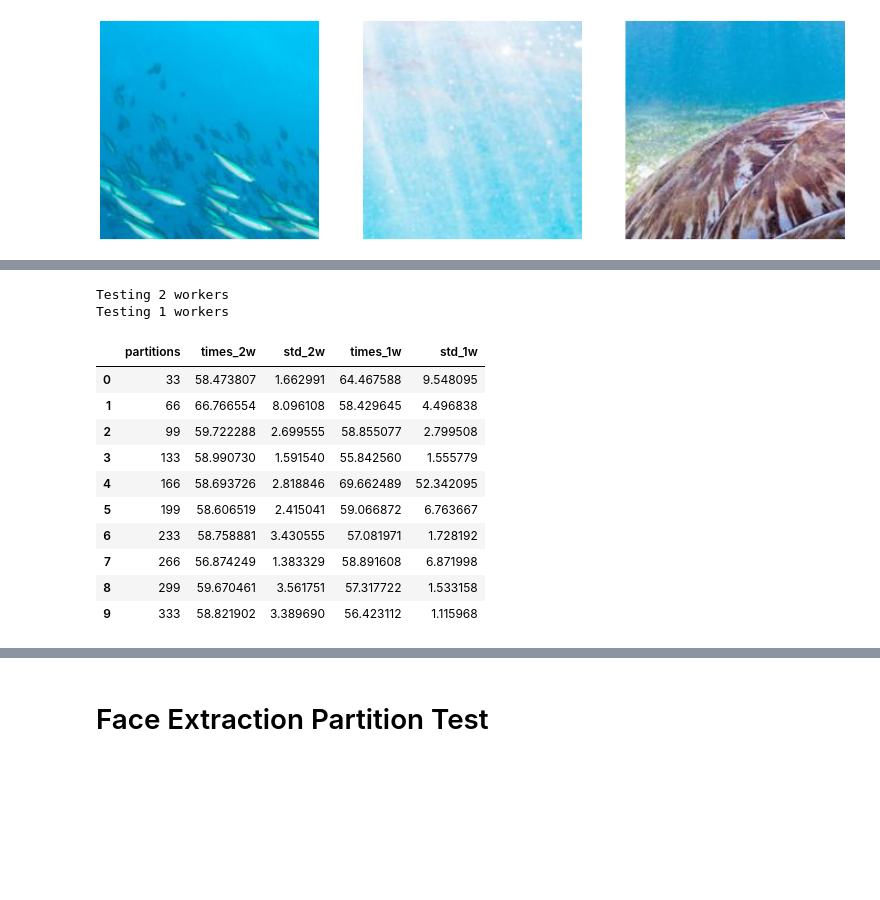
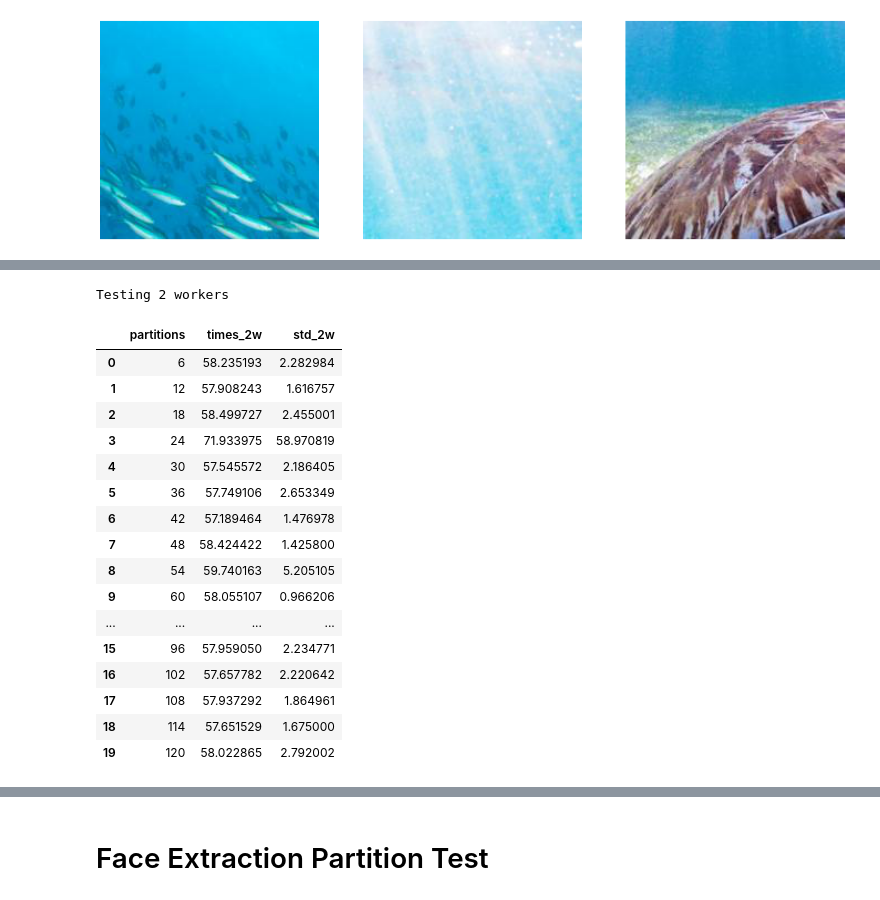
Before and after one commit to DanHarJor/MAPD-B, a Jupyter notebook: dask/notebooks/Daniel_dask_preprocessing-Copy2.ipynb, the cells around one changed output, grey strips where cells are left out. Drawn from its saved outputs; the diff is of its cells as text; code cells hidden in the pictures; blank space fills up the shorter version.

```diff
--- a/dask/notebooks/Daniel_dask_preprocessing-Copy2.ipynb
+++ b/dask/notebooks/Daniel_dask_preprocessing-Copy2.ipynb
@@ -584,5 +589,0 @@ Every repartition is persisted so that the partitions are evenly distributed amo
-# %%
-df, meta = loadData()
-df = df.repartition(npartitions=33).persist()
-wait(df)
-df
@@ -623,34 +672,40 @@ def partitionTest(fun,partitions,itterations,verbose=False):
 # %%
-factors = range(1,11)
-partitions = [int(33.3*fac) for fac in factors]
+nim = 2000
+partitions = [6*i for i in range(1,21)]
+part_size = [nim/p for p in partitions]
 it = 20
 itterations = range(it)
 workers = client.scheduler_info()['workers'].keys()
 preamble_perf = pd.DataFrame({'partitions':np.array(partitions)})
-for worker in workers:
+for i in range(1):#worker in workers:
     nw = len(client.scheduler_info()['workers'].keys())
     print('Testing',nw,'workers')
     times, std = partitionTest(preamble,partitions,itterations)
     preamble_perf['times_'+str(nw)+'w'] = times
     preamble_perf['std_'+str(nw)+'w'] = std
     if nw == 1: break
     #print('retireing a worker')
-    client.retire_workers(workers=[worker])
+    #client.retire_workers(workers=[worker])
 
 preamble_perf
 # %% [output]
 Testing 2 workers
-Testing 1 workers
-|  | partitions | times_2w | std_2w | times_1w | std_1w |
-| 0 | 33 | 58.473807 | 1.662991 | 64.467588 | 9.548095 |
-| 1 | 66 | 66.766554 | 8.096108 | 58.429645 | 4.496838 |
-| 2 | 99 | 59.722288 | 2.699555 | 58.855077 | 2.799508 |
-| 3 | 133 | 58.990730 | 1.591540 | 55.842560 | 1.555779 |
-| 4 | 166 | 58.693726 | 2.818846 | 69.662489 | 52.342095 |
-| 5 | 199 | 58.606519 | 2.415041 | 59.066872 | 6.763667 |
-| 6 | 233 | 58.758881 | 3.430555 | 57.081971 | 1.728192 |
-| 7 | 266 | 56.874249 | 1.383329 | 58.891608 | 6.871998 |
-| 8 | 299 | 59.670461 | 3.561751 | 57.317722 | 1.533158 |
-| 9 | 333 | 58.821902 | 3.389690 | 56.423112 | 1.115968 |
+|  | partitions | times_2w | std_2w |
+| 0 | 6 | 58.235193 | 2.282984 |
+| 1 | 12 | 57.908243 | 1.616757 |
+| 2 | 18 | 58.499727 | 2.455001 |
+| 3 | 24 | 71.933975 | 58.970819 |
+| 4 | 30 | 57.545572 | 2.186405 |
+| 5 | 36 | 57.749106 | 2.653349 |
+| 6 | 42 | 57.189464 | 1.476978 |
+| 7 | 48 | 58.424422 | 1.425800 |
+| 8 | 54 | 59.740163 | 5.205105 |
+| 9 | 60 | 58.055107 | 0.966206 |
+| ... | ... | ... | ... |
+| 15 | 96 | 57.959050 | 2.234771 |
+| 16 | 102 | 57.657782 | 2.220642 |
+| 17 | 108 | 57.937292 | 1.864961 |
+| 18 | 114 | 57.651529 | 1.675000 |
+| 19 | 120 | 58.022865 | 2.792002 |
 # %%
 figPrePerf = plt.figure(figsize=(15,8))
```
Also changed, not shown: parts of 24 cells of this notebook, 3 other files.
